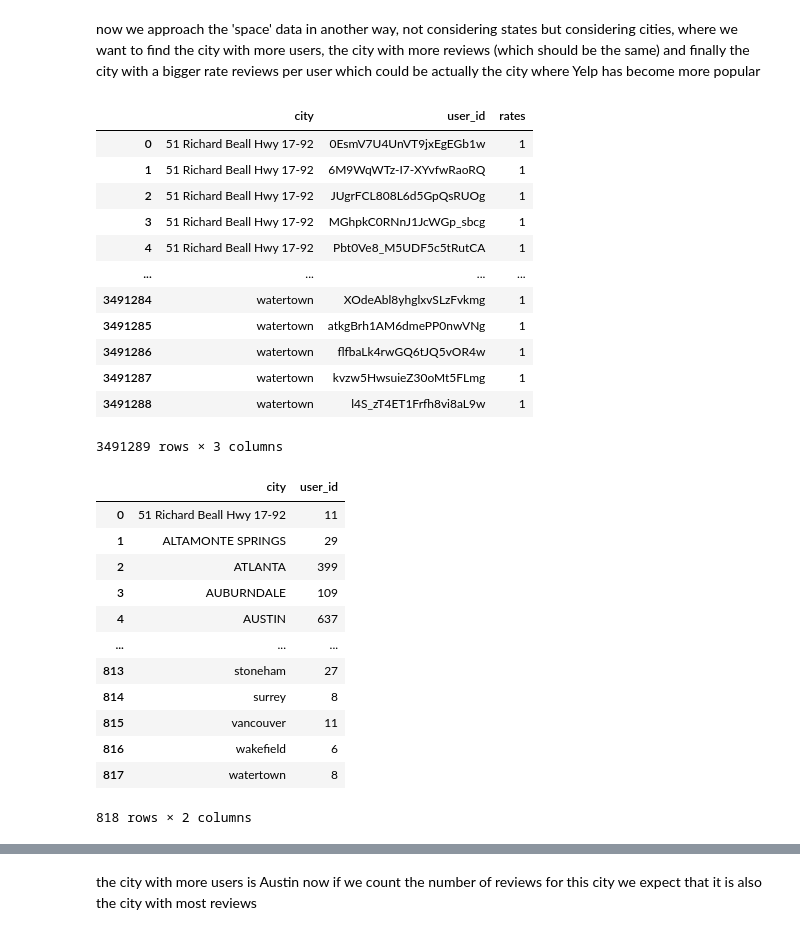
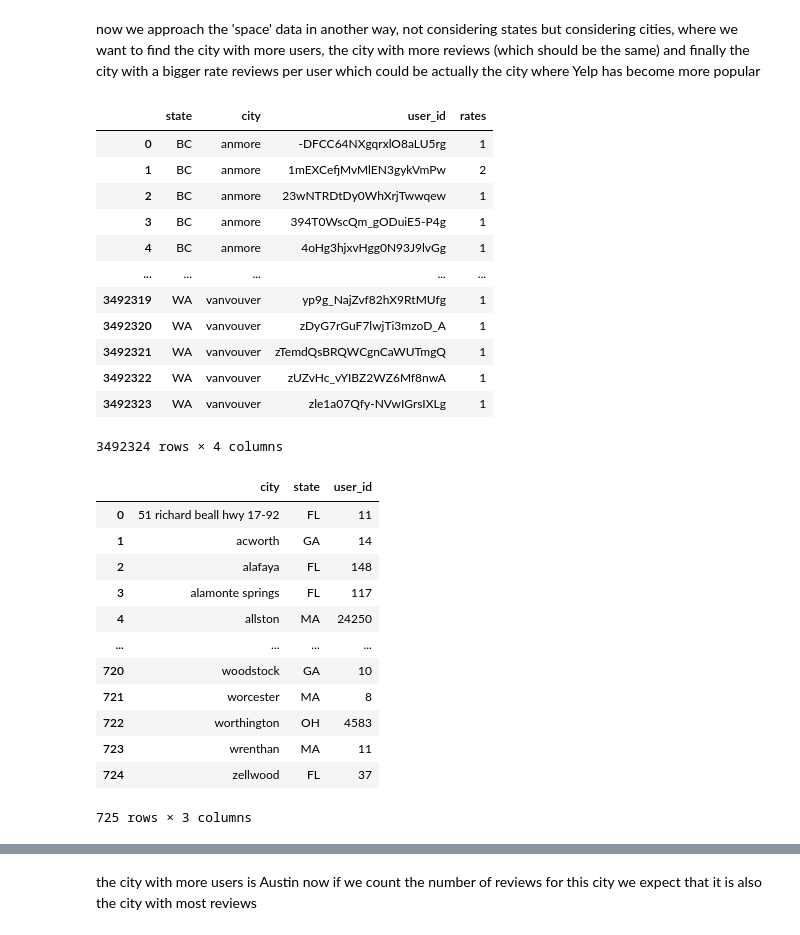
Before and after one commit to lucarossi9/Statistical-computation-project-2, a Jupyter notebook: time_space_analysis.ipynb, the cells around one changed output, grey strips where cells are left out. Drawn from its saved outputs; the diff is of its cells as text; code cells hidden in the pictures.

```diff
--- a/time_space_analysis.ipynb
+++ b/time_space_analysis.ipynb
@@ -13,3 +42,7 @@ result = pd.concat(list_df)
+# %%
+#create a dataframe with all the reviews but without the text which is not relevant for the analysis
+frames = [df1, df2, df3,df4, df5, df6,df7, df8, df9,df10, df11, df12,df13, df14, df15,df16, df17, df18]
+result = pd.concat(frames)
 # %%
 data=data.drop(['name','address','postal_code','latitude','longitude','stars','attributes','categories','hours'],axis=1)
 # %%
@@ -524,39 +601,40 @@ from this first rough analysis we notice that BC and CH have a quite big number
 # %% [markdown]
 now we approach the 'space' data in another way, not considering states but considering cities, where we want to find the city with more users, the city with more reviews (which should be the same) and finally the city with a bigger rate reviews per user which could be actually the city where Yelp has become more popular
 # %%
-num_pers=real_states.groupby(by=['city','user_id'])['rates'].count()
+num_pers=real_states.groupby(by=['state','city','user_id'])['rates'].count()
 num_pers=num_pers.to_frame().reset_index()
+num_pers['city']=num_pers['city'].str.lower()
 num_pers
 # %% [output]
-|  | city | user_id | rates |
-| 0 | 51 Richard Beall Hwy 17-92 | 0EsmV7U4UnVT9jxEgEGb1w | 1 |
-| 1 | 51 Richard Beall Hwy 17-92 | 6M9WqWTz-I7-XYvfwRaoRQ | 1 |
-| 2 | 51 Richard Beall Hwy 17-92 | JUgrFCL808L6d5GpQsRUOg | 1 |
-| 3 | 51 Richard Beall Hwy 17-92 | MGhpkC0RNnJ1JcWGp_sbcg | 1 |
-| 4 | 51 Richard Beall Hwy 17-92 | Pbt0Ve8_M5UDF5c5tRutCA | 1 |
-| ... | ... | ... | ... |
-| 3491284 | watertown | XOdeAbl8yhglxvSLzFvkmg | 1 |
-| 3491285 | watertown | atkgBrh1AM6dmePP0nwVNg | 1 |
-| 3491286 | watertown | flfbaLk4rwGQ6tJQ5vOR4w | 1 |
-| 3491287 | watertown | kvzw5HwsuieZ30oMt5FLmg | 1 |
-| 3491288 | watertown | l4S_zT4ET1Frfh8vi8aL9w | 1 |
+|  | state | city | user_id | rates |
+| 0 | BC | anmore | -DFCC64NXgqrxlO8aLU5rg | 1 |
+| 1 | BC | anmore | 1mEXCefjMvMlEN3gykVmPw | 2 |
+| 2 | BC | anmore | 23wNTRDtDy0WhXrjTwwqew | 1 |
+| 3 | BC | anmore | 394T0WscQm_gODuiE5-P4g | 1 |
+| 4 | BC | anmore | 4oHg3hjxvHgg0N93J9lvGg | 1 |
+| ... | ... | ... | ... | ... |
+| 3492319 | WA | vanvouver | yp9g_NajZvf82hX9RtMUfg | 1 |
+| 3492320 | WA | vanvouver | zDyG7rGuF7lwjTi3mzoD_A | 1 |
+| 3492321 | WA | vanvouver | zTemdQsBRQWCgnCaWUTmgQ | 1 |
+| 3492322 | WA | vanvouver | zUZvHc_vYIBZ2WZ6Mf8nwA | 1 |
+| 3492323 | WA | vanvouver | zle1a07Qfy-NVwIGrsIXLg | 1 |
-3491289 rows × 3 columns
+3492324 rows × 4 columns
 # %%
-num_pers_city=num_pers.groupby(by='city')['user_id'].count().to_frame().reset_index()
+num_pers_city=num_pers.groupby(by=['city','state'])['user_id'].count().to_frame().reset_index()
 num_pers_city
 # %% [output]
-|  | city | user_id |
-| 0 | 51 Richard Beall Hwy 17-92 | 11 |
-| 1 | ALTAMONTE SPRINGS | 29 |
-| 2 | ATLANTA | 399 |
-| 3 | AUBURNDALE | 109 |
-| 4 | AUSTIN | 637 |
-| ... | ... | ... |
-| 813 | stoneham | 27 |
-| 814 | surrey | 8 |
-| 815 | vancouver | 11 |
-| 816 | wakefield | 6 |
-| 817 | watertown | 8 |
+|  | city | state | user_id |
+| 0 | 51 richard beall hwy 17-92 | FL | 11 |
+| 1 | acworth | GA | 14 |
+| 2 | alafaya | FL | 148 |
+| 3 | alamonte springs | FL | 117 |
+| 4 | allston | MA | 24250 |
+| ... | ... | ... | ... |
+| 720 | woodstock | GA | 10 |
+| 721 | worcester | MA | 8 |
+| 722 | worthington | OH | 4583 |
+| 723 | wrenthan | MA | 11 |
+| 724 | zellwood | FL | 37 |
-818 rows × 2 columns
+725 rows × 3 columns
 # %%
 num_pers_city=num_pers_city[num_pers_city['user_id']>30000]
```
Also changed, not shown: parts of 15 cells of this notebook.
